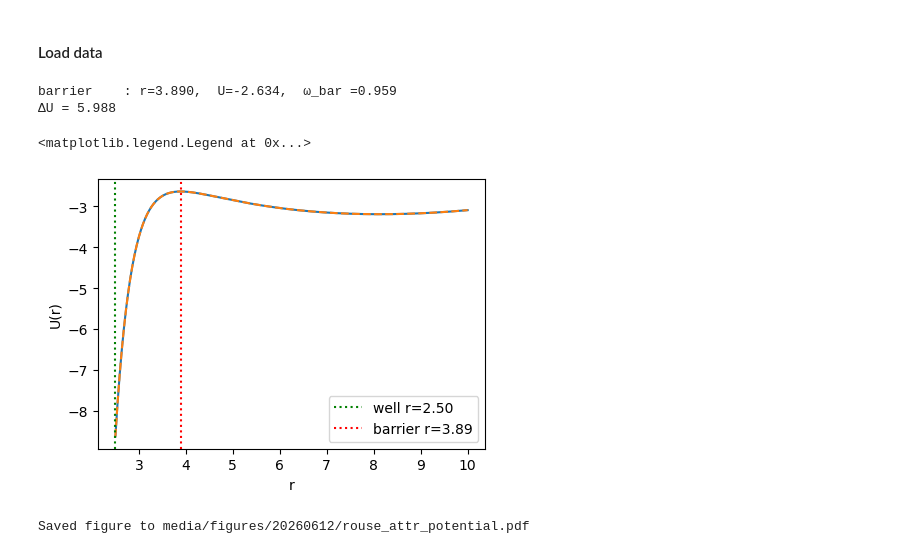
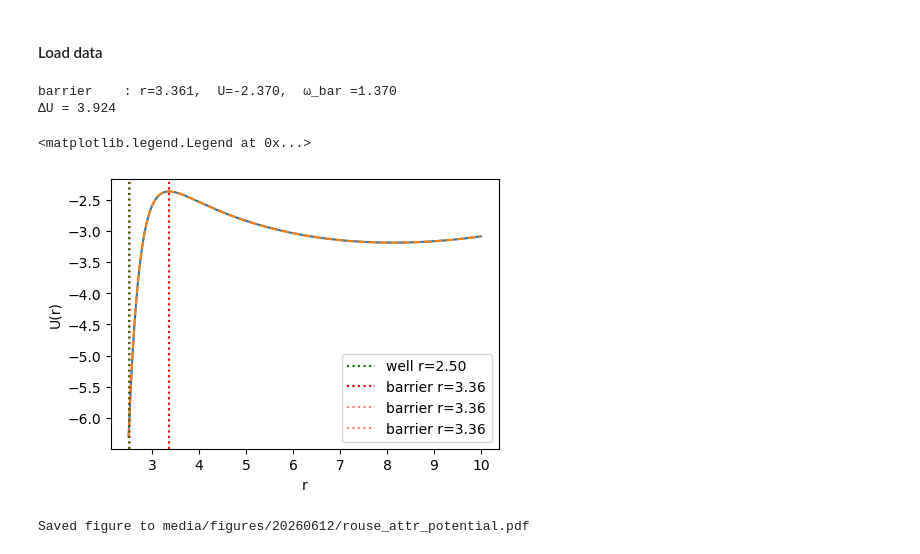
Before and after one commit to ta-rekt/Droplet, a Jupyter notebook: viz-rouse.ipynb, the cells around one changed output. Cells and saved outputs as stored; diff of their text form; code cells hidden in the pictures.

```diff
--- a/viz-rouse.ipynb
+++ b/viz-rouse.ipynb
@@ -438,7 +305,7 @@ from viz_util.bvp_solver import (
     Parameters, d2fb_dphi2,
 )
 
-keya = 10
+keya = 5
 p_sim = data[alphas[keya]]["surface_params"]
 
 p = Parameters(
@@ -506,36 +373,41 @@ x_lo = xs[after_well][i_cross]
 x_hi = xs[after_well][i_cross + 1]
 F_lo, F_hi = F_vals[after_well][i_cross], F_vals[after_well][i_cross + 1]
 x_bar = x_lo - F_lo * (x_hi - x_lo) / (F_hi - F_lo)
+eps = 0.2
+x_bar_a = p.R + 0.02
+x_bar_b = x_bar
 U_bar = U(x_bar, *args)
 
 dU = U_bar - U_well
 
 # numerical curvatures
 def d2U(x):
     h = 1e-3
     return (U(x + h, *args) - 2 * U(x, *args) + U(x - h, *args)) / h**2
 
 # omega_well = np.sqrt(d2U(x_well))  # >0
 omega_bar = np.sqrt(-d2U(x_bar))  # |U''| at the saddle
 
 # print(f"left well  : r={x_well:.3f}, U={U_well:.3f}, ω_well={omega_well:.3f}")
 print(f"barrier    : r={x_bar:.3f},  U={U_bar:.3f},  ω_bar ={omega_bar:.3f}")
 print(f"ΔU = {dU:.3f}")
 
 fig, ax = plt.subplots(1, 1, figsize=(5, 3.5))
 ax.plot(xs, U_vals)
 ax.plot(xs, U_sim, linestyle="dashed")
 ax.axvline(x_well, color="g", ls=":", label=f"well r={x_well:.2f}")
 ax.axvline(x_bar, color="r", ls=":", label=f"barrier r={x_bar:.2f}")
+ax.axvline(x_bar_a, color="r", ls=":", label=f"barrier r={x_bar:.2f}", alpha=0.5)
+ax.axvline(x_bar_b, color="r", ls=":", label=f"barrier r={x_bar:.2f}", alpha=0.5)
 ax.set_xlabel("r")
 ax.set_ylabel("U(r)")
 # ax.set_ylim(-3.5, -2.4)
 ax.legend()
 # %% [output]
-barrier    : r=3.890,  U=-2.634,  ω_bar =0.959
-ΔU = 5.988
+barrier    : r=3.361,  U=-2.370,  ω_bar =1.370
+ΔU = 3.924
 <matplotlib.legend.Legend at 0x...>
-[figure, old version]
+[figure, new version]
 # %%
 out_dir = "media/figures/20260612"
 os.makedirs(out_dir, exist_ok=True)
```
Also changed, not shown: parts of 14 cells of this notebook, 3 other files.
